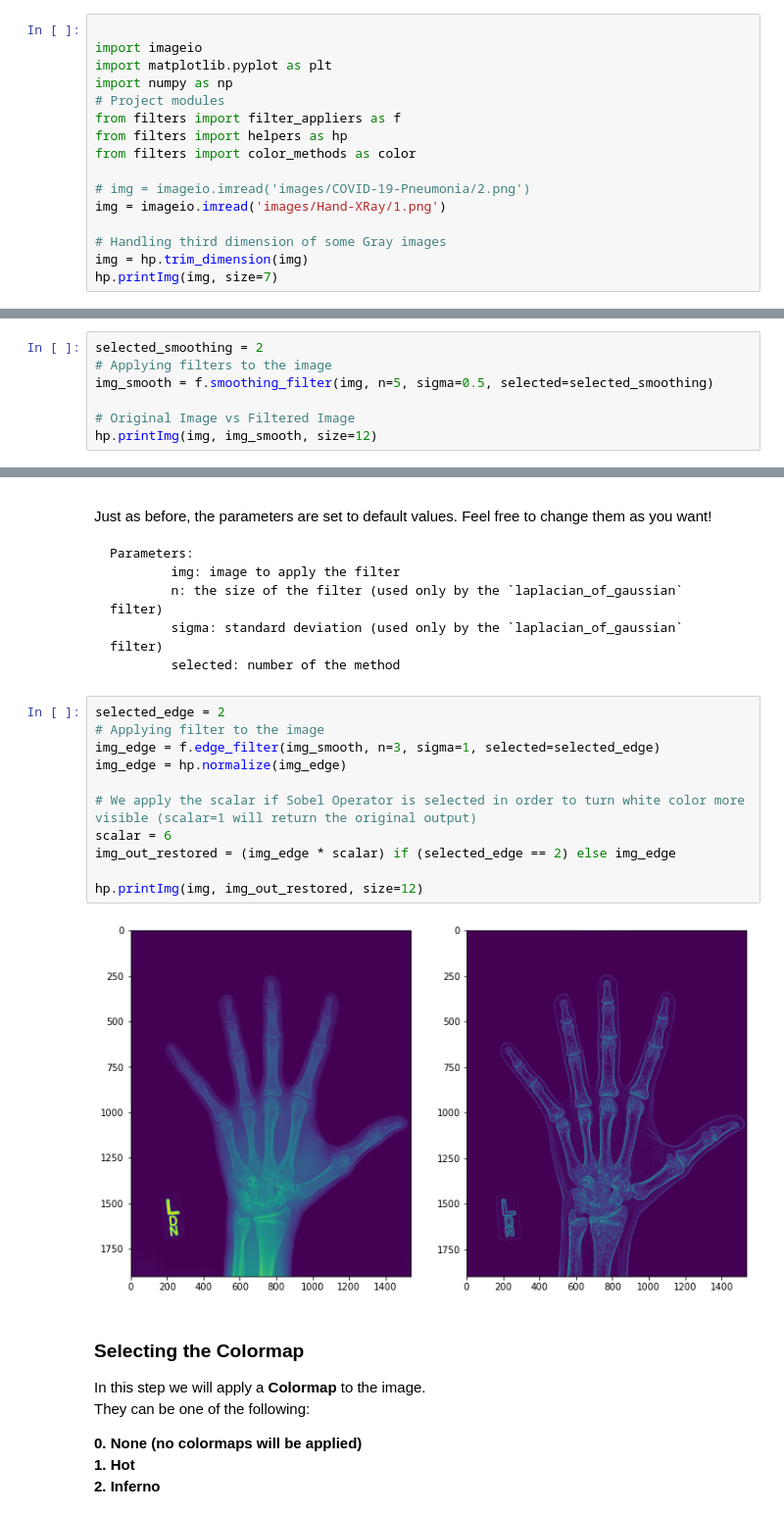
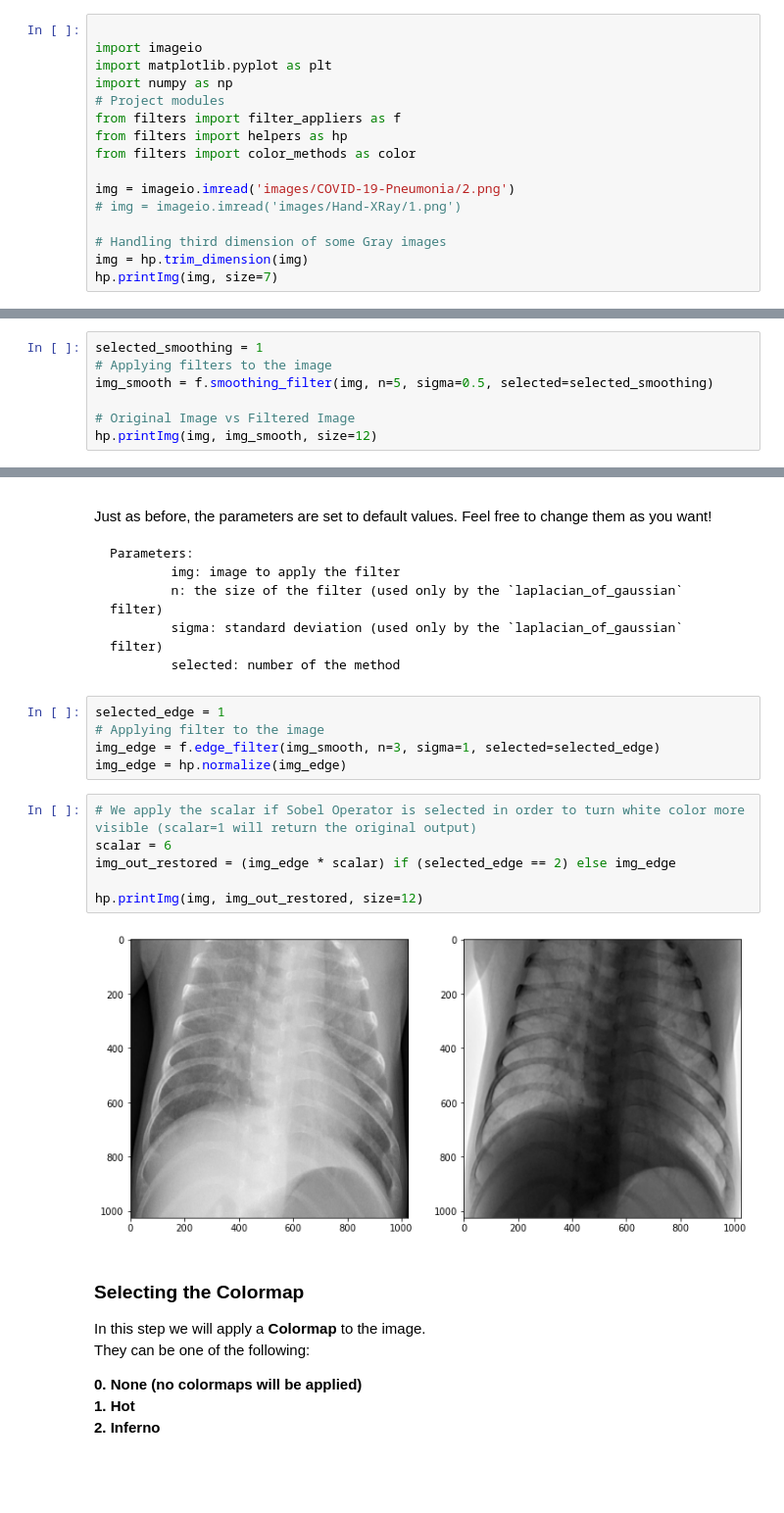
Before and after one commit to alyson1907/image-highlighter, a Jupyter notebook: main.ipynb, the cells around one changed output, grey strips where cells are left out. Shown at 98% size. Saved outputs shown, nothing was run; the diff lists cells and outputs as text; blank space fills up the shorter version.

````diff
--- a/main.ipynb
+++ b/main.ipynb
@@ -17,8 +17,8 @@ from filters import filter_appliers as f
 from filters import helpers as hp
 from filters import color_methods as color
 
-# img = imageio.imread('images/COVID-19-Pneumonia/2.png')
-img = imageio.imread('images/Hand-XRay/1.png')
+img = imageio.imread('images/COVID-19-Pneumonia/2.png')
+# img = imageio.imread('images/Hand-XRay/1.png')
 
 # Handling third dimension of some Gray images
 img = hp.trim_dimension(img)
@@ -41,7 +41,7 @@ Parameters:
         sigma: standard deviation (used only by the gaussian filter)
 ```
 # %%
-selected_smoothing = 2
+selected_smoothing = 1
 # Applying filters to the image
 img_smooth = f.smoothing_filter(img, n=5, sigma=0.5, selected=selected_smoothing)
 
@@ -65,19 +65,19 @@ Parameters:
         sigma: standard deviation (used only by the `laplacian_of_gaussian` filter)
         selected: number of the method
 ```
+# %%
+selected_edge = 1
+# Applying filter to the image
+img_edge = f.edge_filter(img_smooth, n=3, sigma=1, selected=selected_edge)
+img_edge = hp.normalize(img_edge)
 # %%
-selected_edge = 2
-# Applying filter to the image
-img_edge = f.edge_filter(img_smooth, n=3, sigma=1, selected=selected_edge)
-img_edge = hp.normalize(img_edge)
-
 # We apply the scalar if Sobel Operator is selected in order to turn white color more visible (scalar=1 will return the original output)
 scalar = 6
 img_out_restored = (img_edge * scalar) if (selected_edge == 2) else img_edge
 
 hp.printImg(img, img_out_restored, size=12)
 # %% [output]
-[figure, old version]
+[figure, new version]
 # %% [markdown]
 ### Selecting the Colormap
 In this step we will apply a **Colormap** to the image.
````
Also changed, not shown: parts of 4 cells of this notebook.
